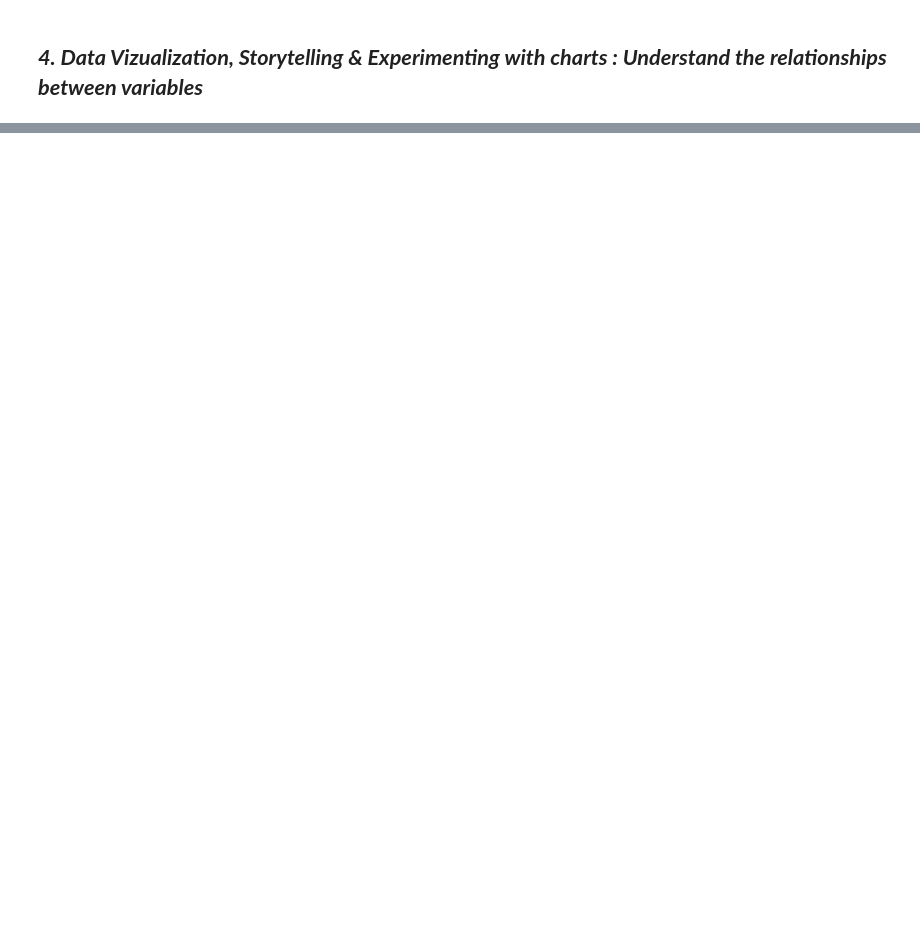
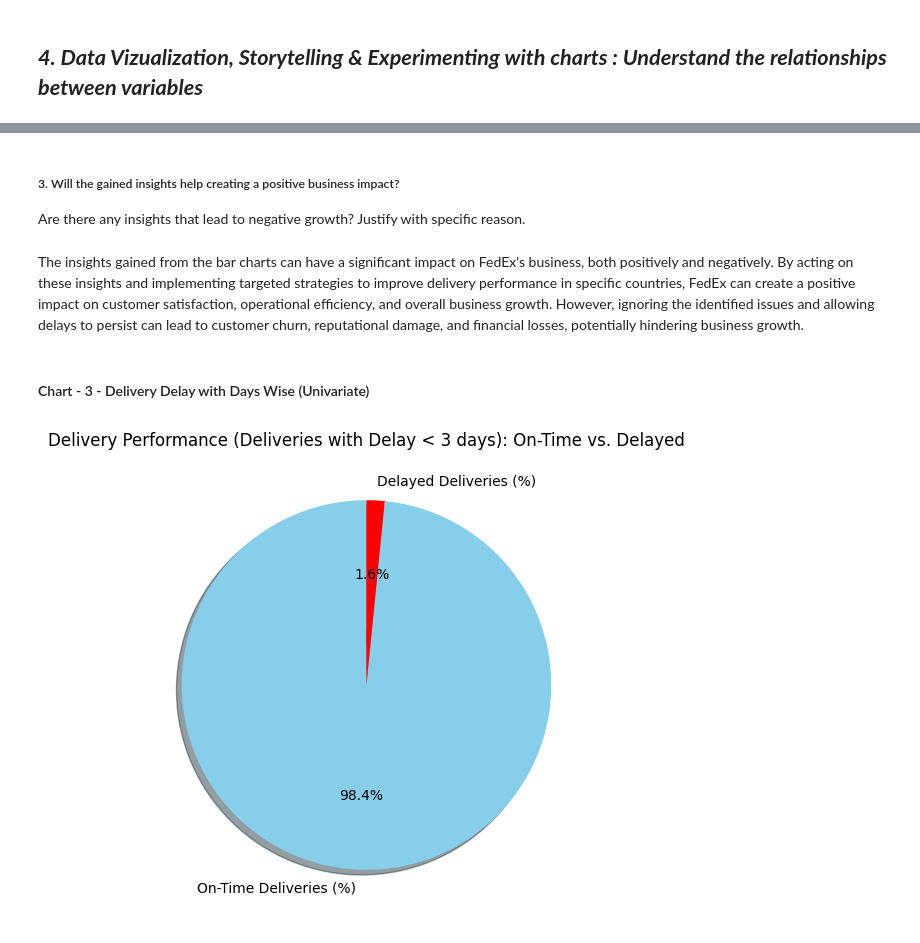
Before and after one commit to KRamBalaji/FedEx-Logistics-Performance-Analysis, a Jupyter notebook: EDA_FedEx_Logistics_Performance_Analysis.ipynb, the cells around one changed output, grey strips where cells are left out. Saved outputs shown, nothing was run; the diff lists cells and outputs as text; code cells hidden in the pictures; blank space fills up the shorter version.

```diff
--- a/EDA_FedEx_Logistics_Performance_Analysis.ipynb
+++ b/EDA_FedEx_Logistics_Performance_Analysis.ipynb
@@ -523,0 +602,29 @@ plt.show()
+# %% [markdown]
+##### 3. Will the gained insights help creating a positive business impact?
+Are there any insights that lead to negative growth? Justify with specific reason.
+# %% [markdown]
+The insights gained from the bar charts can have a significant impact on FedEx's business, both positively and negatively. By acting on these insights and implementing targeted strategies to improve delivery performance in specific countries, FedEx can create a positive impact on customer satisfaction, operational efficiency, and overall business growth. However, ignoring the identified issues and allowing delays to persist can lead to customer churn, reputational damage, and financial losses, potentially hindering business growth.
+# %% [markdown]
+#### Chart - 3 - Delivery Delay with Days Wise (Univariate)
+# %%
+# Deliveries with less than 3 days delay
+deliveries_less_than_3_days_delay = dataset[dataset['Delivery Delay'] < 3]
+
+# Count on-time and delayed deliveries for this subset
+on_time_count = deliveries_less_than_3_days_delay['On-Time Delivery'].sum()
+delayed_count = len(deliveries_less_than_3_days_delay) - on_time_count
+
+# Create the pie chart
+plt.figure(figsize=(15, 6))
+plt.pie([on_time_count, delayed_count],
+        labels=['On-Time Deliveries (%)', 'Delayed Deliveries (%)'],
+        autopct="%1.1f%%",
+        startangle=90,
+        shadow=True,
+        colors=['skyblue', 'red'],
+        explode=[0, 0])
+
+plt.title('Delivery Performance (Deliveries with Delay < 3 days): On-Time vs. Delayed')
+plt.show()
+# %% [output]
+[figure, added]
```
Also changed, not shown: parts of 83 cells of this notebook.
